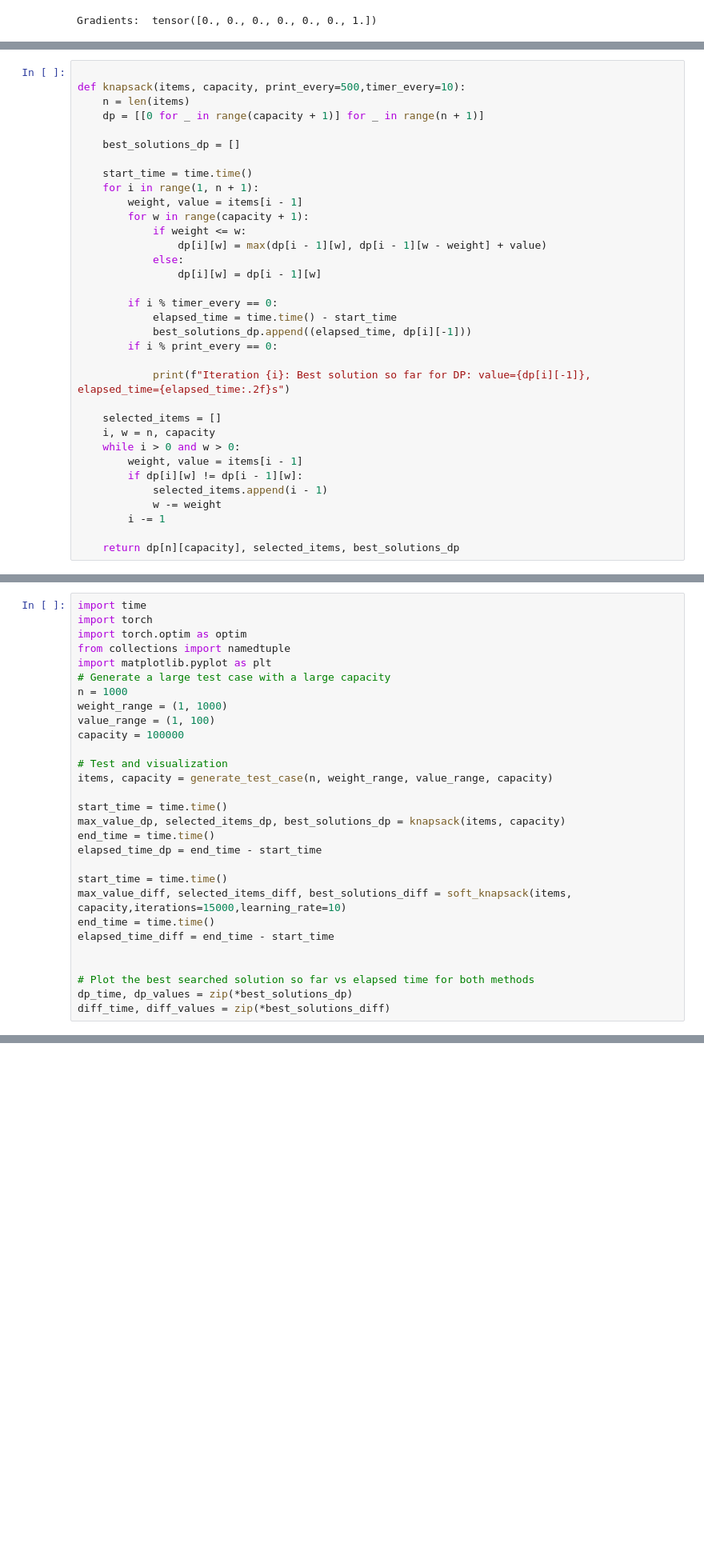
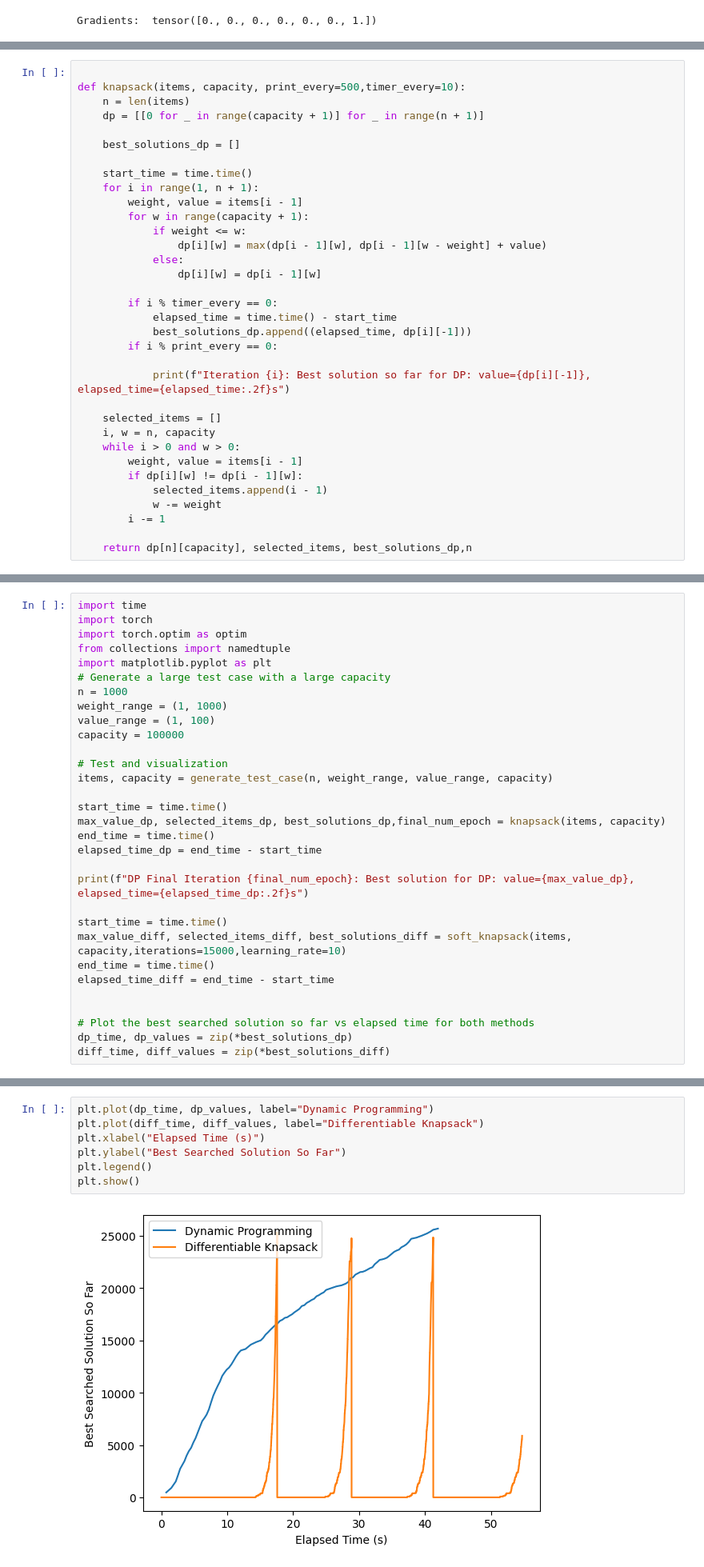
Before and after one commit to explcre/pipeDejavu, a Jupyter notebook: auto_pipeline_slicing_dp_ipynb-copy.ipynb, the cells around one changed output, grey strips where cells are left out. Shown: that part at 80% size. Drawn from its saved outputs; the diff is of its cells as text; blank space fills up the shorter version.

```diff
--- a/auto_pipeline_slicing_dp_ipynb-copy.ipynb
+++ b/auto_pipeline_slicing_dp_ipynb-copy.ipynb
@@ -452,7 +452,7 @@ def knapsack(items, capacity, print_every=500,timer_every=10):
             w -= weight
         i -= 1
 
-    return dp[n][capacity], selected_items, best_solutions_dp
+    return dp[n][capacity], selected_items, best_solutions_dp,n
 # %%
 from collections import namedtuple
 
@@ -596,9 +609,11 @@ capacity = 100000
 items, capacity = generate_test_case(n, weight_range, value_range, capacity)
 
 start_time = time.time()
-max_value_dp, selected_items_dp, best_solutions_dp = knapsack(items, capacity)
+max_value_dp, selected_items_dp, best_solutions_dp,final_num_epoch = knapsack(items, capacity)
 end_time = time.time()
 elapsed_time_dp = end_time - start_time
+
+print(f"DP Final Iteration {final_num_epoch}: Best solution for DP: value={max_value_dp}, elapsed_time={elapsed_time_dp:.2f}s")
 
 start_time = time.time()
 max_value_diff, selected_items_diff, best_solutions_diff = soft_knapsack(items, capacity,iterations=15000,learning_rate=10)
@@ -630,3 +645,12 @@ Best solution so far: value=26488.0, items=[1, 6, 8, 9, 13, 16, 19, 20, 24, 25,
+# %%
+plt.plot(dp_time, dp_values, label="Dynamic Programming")
+plt.plot(diff_time, diff_values, label="Differentiable Knapsack")
+plt.xlabel("Elapsed Time (s)")
+plt.ylabel("Best Searched Solution So Far")
+plt.legend()
+plt.show()
+# %% [output]
+[figure, added]
 # %%
 
 # Create a non-decreasing sequence of best values with respect to time
```
Also changed, not shown: parts of 9 cells of this notebook.
